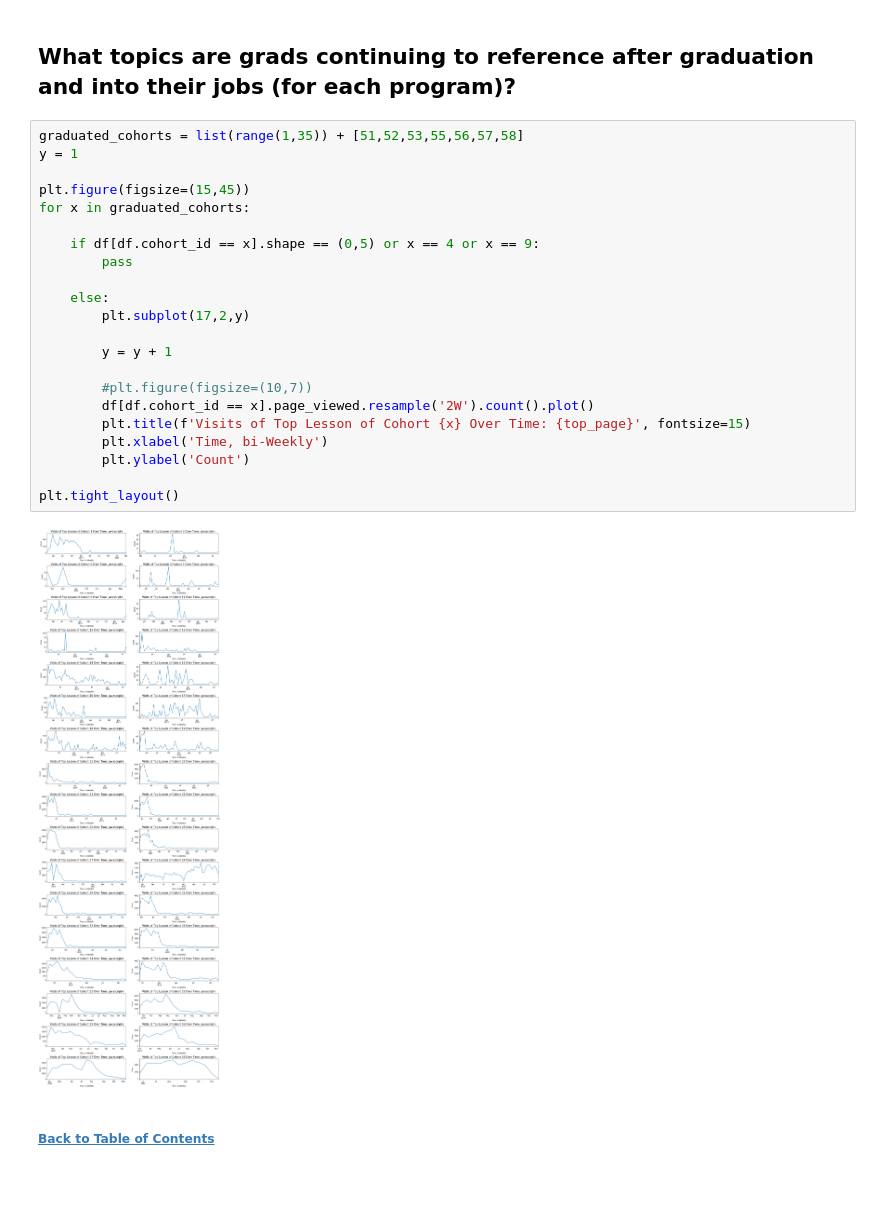
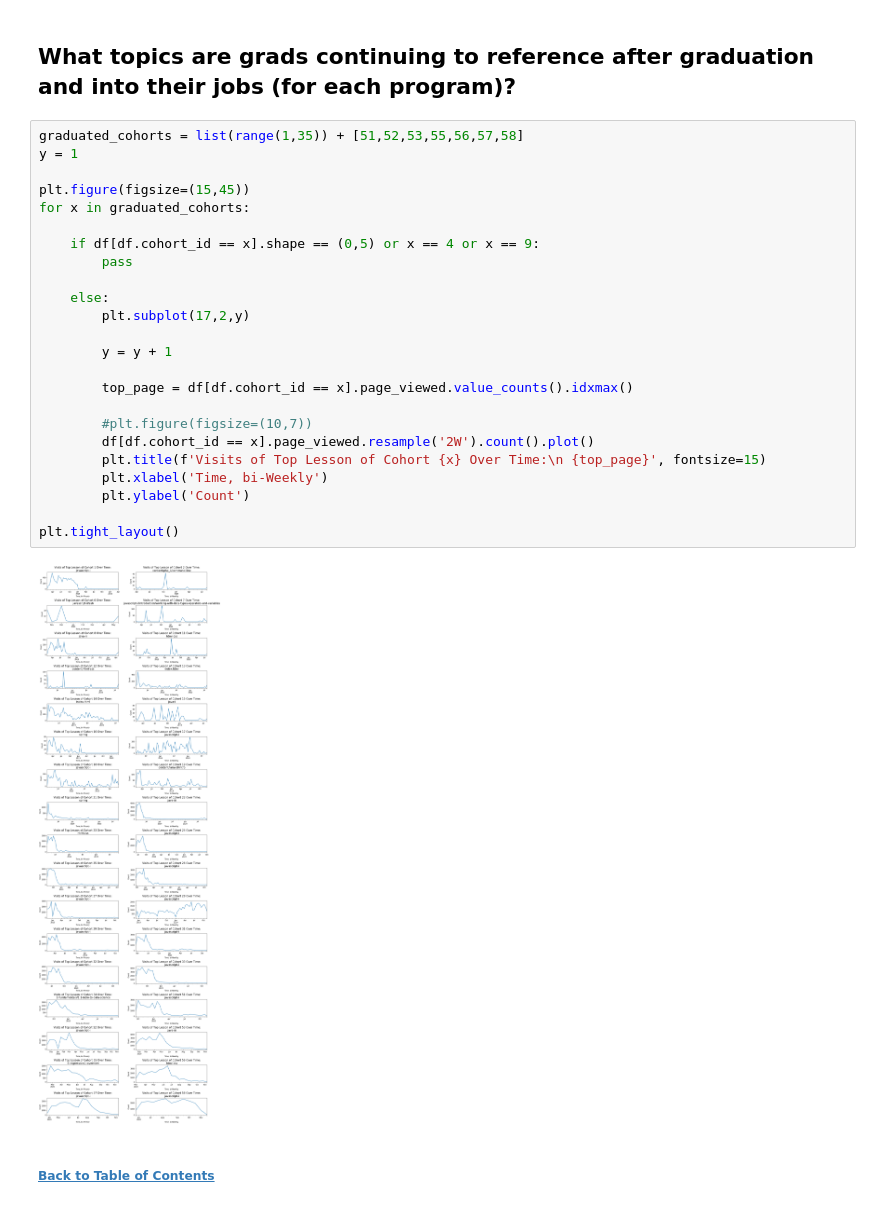
Before and after one commit to ThompsonBethany01/Analyzing-Web-Logs, a Jupyter notebook: Data_Analysis.ipynb, the cells around one changed output. Cells and saved outputs as stored; diff of their text form; blank space fills up the shorter version.

Commit message:
Adjust Chart

```diff
--- a/Data_Analysis.ipynb
+++ b/Data_Analysis.ipynb
@@ -667,27 +667,29 @@ Name: cohort_id, dtype: int64
 # %%
 graduated_cohorts = list(range(1,35)) + [51,52,53,55,56,57,58]
 y = 1
 
 plt.figure(figsize=(15,45))
 for x in graduated_cohorts:
 
     if df[df.cohort_id == x].shape == (0,5) or x == 4 or x == 9:
         pass
 
     else:
         plt.subplot(17,2,y)
 
         y = y + 1
 
+        top_page = df[df.cohort_id == x].page_viewed.value_counts().idxmax()
+
         #plt.figure(figsize=(10,7))
         df[df.cohort_id == x].page_viewed.resample('2W').count().plot()
-        plt.title(f'Visits of Top Lesson of Cohort {x} Over Time: {top_page}', fontsize=15)
+        plt.title(f'Visits of Top Lesson of Cohort {x} Over Time:\n {top_page}', fontsize=15)
         plt.xlabel('Time, bi-Weekly')
         plt.ylabel('Count')
 
 plt.tight_layout()
 # %% [output]
-[figure, old version]
+[figure, new version]
 # %% [markdown]
 ##### [Back to Table of Contents](#top-bullet)
 # %% [markdown]
```
